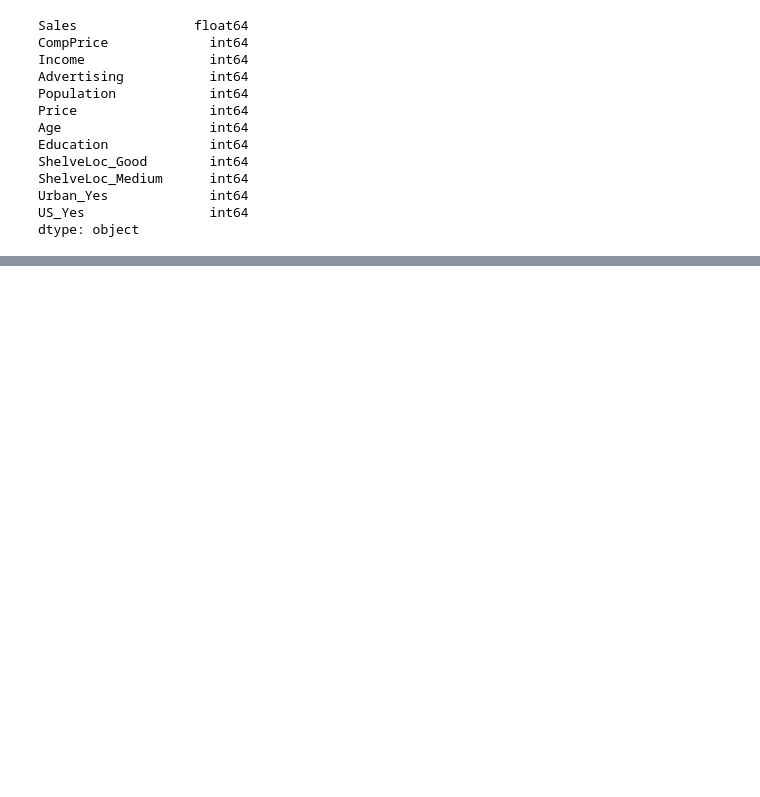
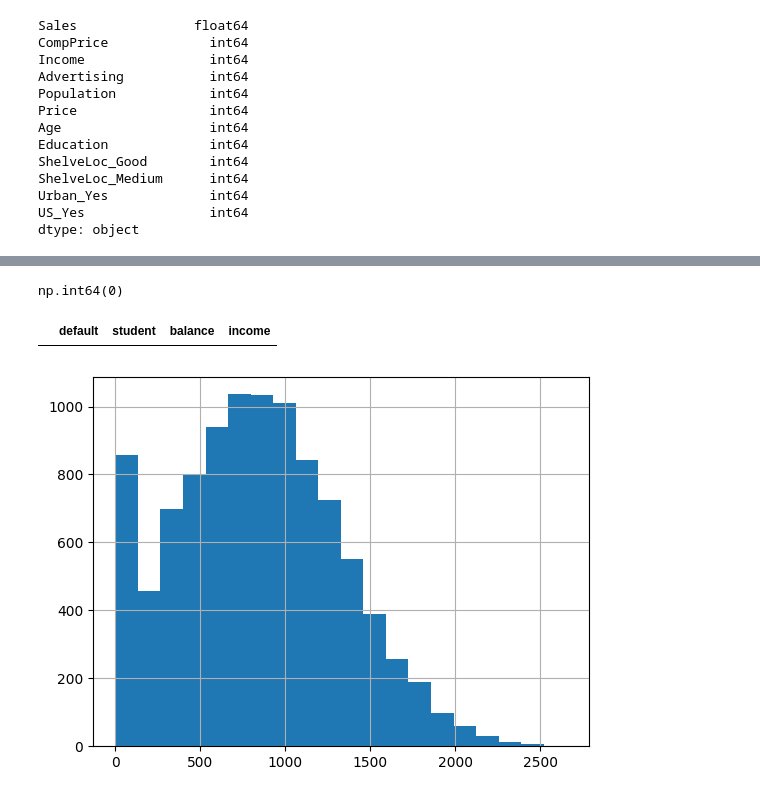
Before and after one commit to Watronix/test, a Jupyter notebook: coding.ipynb, the cells around one changed output, grey strips where cells are left out. Cells and saved outputs as stored; diff of their text form; code cells hidden in the pictures; blank space fills up the shorter version.

```diff
--- a/coding.ipynb
+++ b/coding.ipynb
@@ -856,0 +863,2 @@ strong multicollinearity or other numerical problems.
+# %%
+df_default = pd.read_csv(r'C:\Users\tranv\Desktop\Data science\files\default.csv')
@@ -856,0 +931,14 @@ strong multicollinearity or other numerical problems.
+# %%
+df_default.duplicated().sum() # so dong trung
+# %% [output]
+np.int64(0)
+# %%
+df_default[df_default.duplicated()] # xem dong trung
+# %% [output]
+|  | default | student | balance | income |
+# %%
+# xem phan bo du lieu
+df_default['balance'].hist(bins=20)
+plt.show()
+# %% [output]
+[figure, added]
```
Also changed, not shown: parts of 27 cells of this notebook.
